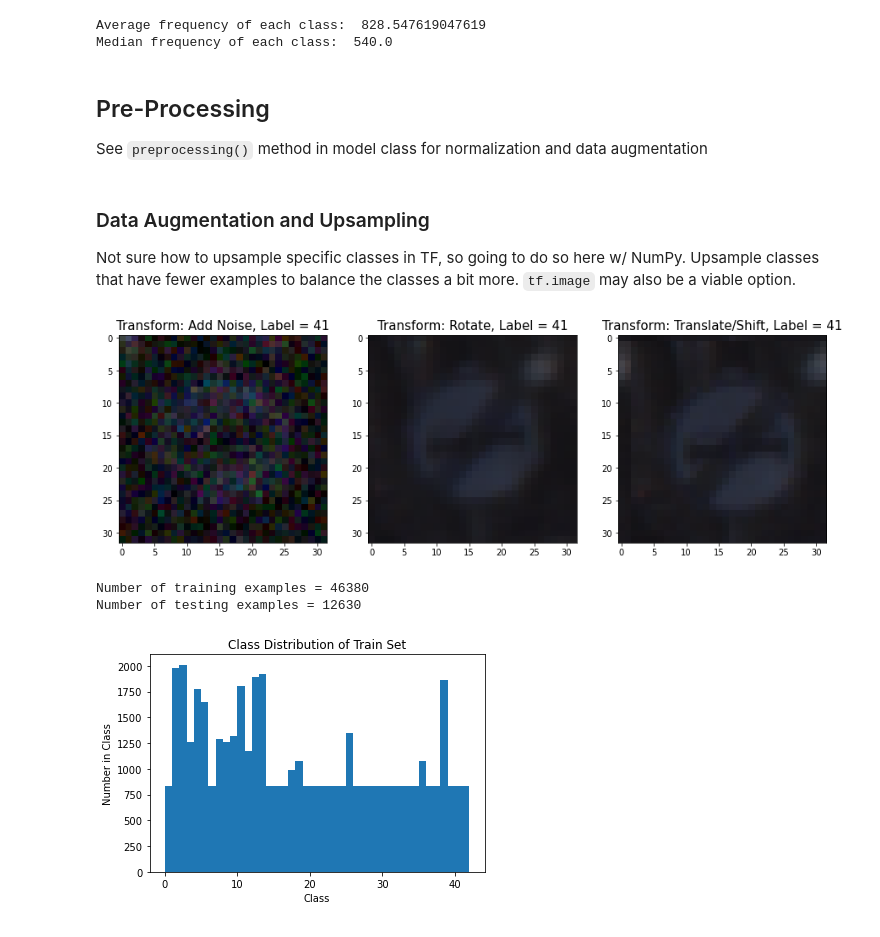
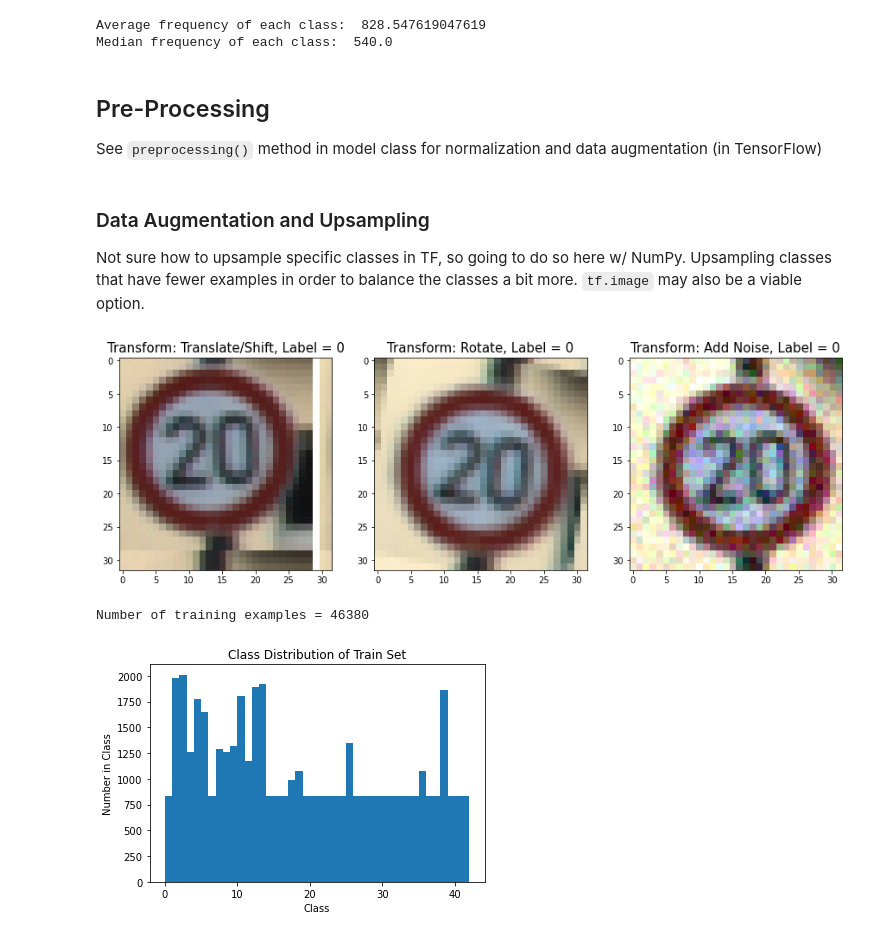
Before and after one commit to grantgasser/traffic-signs-classifier, a Jupyter notebook: traffic_sign_classifier.ipynb, the cells around one changed output. Drawn from its saved outputs; the diff is of its cells as text; code cells hidden in the pictures.

```diff
--- a/traffic_sign_classifier.ipynb
+++ b/traffic_sign_classifier.ipynb
@@ -110,11 +110,11 @@ Median frequency of each class:  540.0
 # %% [markdown]
 ## Pre-Processing
 
-See `preprocessing()` method in model class for normalization and data augmentation
+See `preprocessing()` method in model class for normalization and data augmentation (in TensorFlow)
 # %% [markdown]
 ### Data Augmentation and Upsampling
 
-Not sure how to upsample specific classes in TF, so going to do so here w/ NumPy. Upsample classes that have fewer examples to balance the classes a bit more. `tf.image` may also be a viable option.
+Not sure how to upsample specific classes in TF, so going to do so here w/ NumPy. Upsampling classes that have fewer examples in order to balance the classes a bit more. `tf.image` may also be a viable option.
 # %%
 from skimage.transform import warp, AffineTransform, rotate
 from skimage.util import random_noise
@@ -193,35 +193,28 @@ def upsample_augment(X, y, class_freq):
 X_train, y_train = upsample_augment(X_train, y_train, train_class_freq)
 # %%
 # plot example of data augmentation
-plt.figure(figsize=(15, 10))
+plt.figure(figsize=(15, 5))
 plt.subplot(1, 3, 1)
-plt.imshow(X_train[-1])
-plt.title(f'Transform: Add Noise, Label = {y_train[-1]}', fontsize=15)
+plt.imshow(X_train[n_train])
+plt.title(f'Transform: Translate/Shift, Label = {y_train[n_train]}', fontsize=15)
 
 plt.subplot(1, 3, 2)
-plt.imshow(X_train[-2])
-plt.title(f'Transform: Rotate, Label = {y_train[-2]}', fontsize=15)
+plt.imshow(X_train[n_train+1])
+plt.title(f'Transform: Rotate, Label = {y_train[n_train+1]}', fontsize=15)
 
 plt.subplot(1, 3, 3)
-plt.imshow(X_train[-3])
-plt.title(f'Transform: Translate/Shift, Label = {y_train[-3]}', fontsize=15)
+plt.imshow(X_train[n_train+2])
+plt.title(f'Transform: Add Noise, Label = {y_train[n_train+2]}', fontsize=15)
 plt.savefig('./doc_images/augmentation.png')
 plt.show()
 # %% [output]
-[figure, old version]
+[figure, new version]
 # %%
 # recalculate data set stats
 n_train = len(X_train)
-n_valid = len(X_valid)
-n_test = len(X_test)
-img_shape = X_train[0].shape
-n_classes = len(signnames)
-
 print("Number of training examples =", n_train)
-print("Number of testing examples =", n_test)
 # %% [output]
 Number of training examples = 46380
-Number of testing examples = 12630
 # %%
 plt.hist(y_train, bins=n_classes-1)
 plt.title('Class Distribution of Train Set')
```
Also changed, not shown: parts of 42 cells of this notebook, 13 other files.
